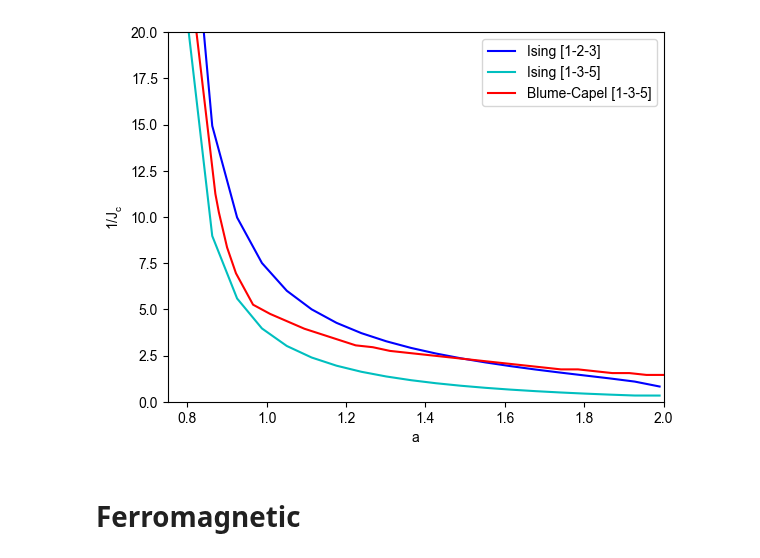
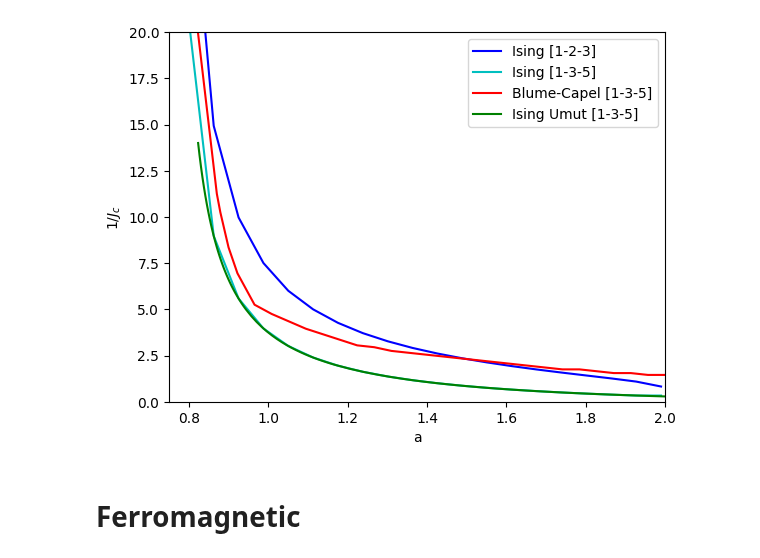
Before and after one commit to erbilcanartun/long-range-ising-chain, a Jupyter notebook: notebooks/plot_data.ipynb, the cells around one changed output. Cells and saved outputs as stored; diff of their text form; code cells hidden in the pictures.

```diff
--- a/notebooks/plot_data.ipynb
+++ b/notebooks/plot_data.ipynb
@@ -1,5 +1,18 @@
+# %%
+import pandas as pd
+
+# Load the CSV file
+df = pd.read_csv('../data/umut_data.csv')
+
+# Extract columns into arrays
+J = df['J'].values
+a_values = df['alpha_c'].values
+invJ = df['invJ'].values
 # %%
 # Comparison of critical points of Ising ang BEG models with cluster choices
+
+import numpy as np
+import matplotlib.pyplot as plt
 
 cell135_beg = np.array([0.75, 0.765, 0.78, 0.79310345, 0.8705, 0.87931034, 0.9, 0.92241379, 0.96551724, 1.00862069, 1.05172414, 1.09482759, 1.13793103, 1.18103448, 1.22413793,
  1.26724138, 1.31034483, 1.35344828, 1.39655172, 1.43965517, 1.48275862, 1.52586207, 1.56896552, 1.61206897, 1.65517241, 1.69827586, 1.74137931, 1.78448276, 1.82758621, 1.87068966, 1.9137931, 1.95689655 ,2])
@@ -34,34 +47,35 @@ cell135_ising = np.array([[0.8, 0.04850003051757812502048697413700294872596],
 [0.9878947368421053, 0.2522284851074218750190728526315618943099],
 [1.0505263157894738, 0.3314867248535156250185227047323202262397],
 [1.1131578947368421, 0.4180667419433593750179217348562433001491],
 [1.1757894736842105, 0.5128837585449218750172635902562267087856],
 [1.2384210526315789, 0.6170360412597656250165406476357451634462],
 [1.3010526315789472, 0.7318049011230468750157440131488524939773],
 [1.3636842105263156, 0.8586546936035156250148635224001816487749],
 [1.4263157894736842, 0.9992328186035156250138877404449446947843],
 [1.4889473684210526, 1.155918853759765625012800150140670173149],
 [1.551578947368421,  1.330726287841796875011586775443728387913],
 [1.6142105263157895, 1.526583831787109375010227287563385235869],
 [1.676842105263158,  1.747152374267578125008696275511223088006],
 [1.7394736842105263, 1.996641937255859375006964516650561670963],
 [1.8021052631578947, 2.280360809326171875004995165048195422675],
 [1.864736842105263,  2.605264678955078125002739939826130848022],
 [1.9273684210526314, 2.98013967895507812500013785461216563738],
 [1.99,               2.999908477783203125000000635274710440725]])
 
 plt.figure()
 plt.plot(cell123_ising[:,0], 1/cell123_ising[:,1], 'b-', label='Ising [1-2-3]')
 plt.plot(cell135_ising[:,0], 1/cell135_ising[:,1], 'c-', label='Ising [1-3-5]')
 plt.plot(cell135_beg, cell135_beg_temp, 'r-', label='Blume-Capel [1-3-5]')
+plt.plot(a_values, invJ, 'g-', label='Ising Umut [1-3-5]')
 plt.xlim(.75, 2)
 plt.ylim(0, 20)
 plt.xlabel('a')
 plt.ylabel('$1/J_c$')
 plt.legend()
 plt.grid(False)
 plt.show()
 # %% [output]
-[figure, old version]
+[figure, new version]
 # %% [markdown]
 # Ferromagnetic
 # %% [markdown]
```
Also changed, not shown: 4 other files.
